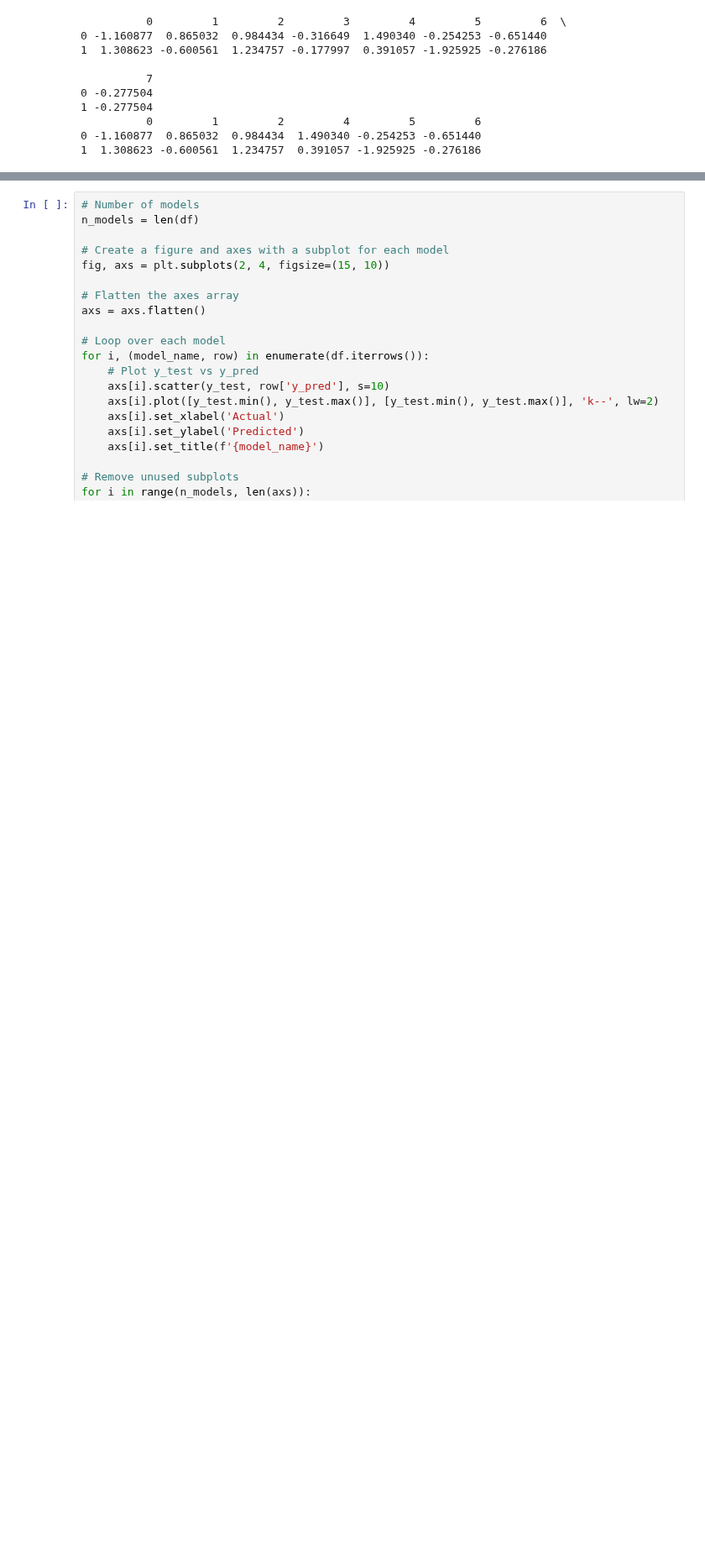
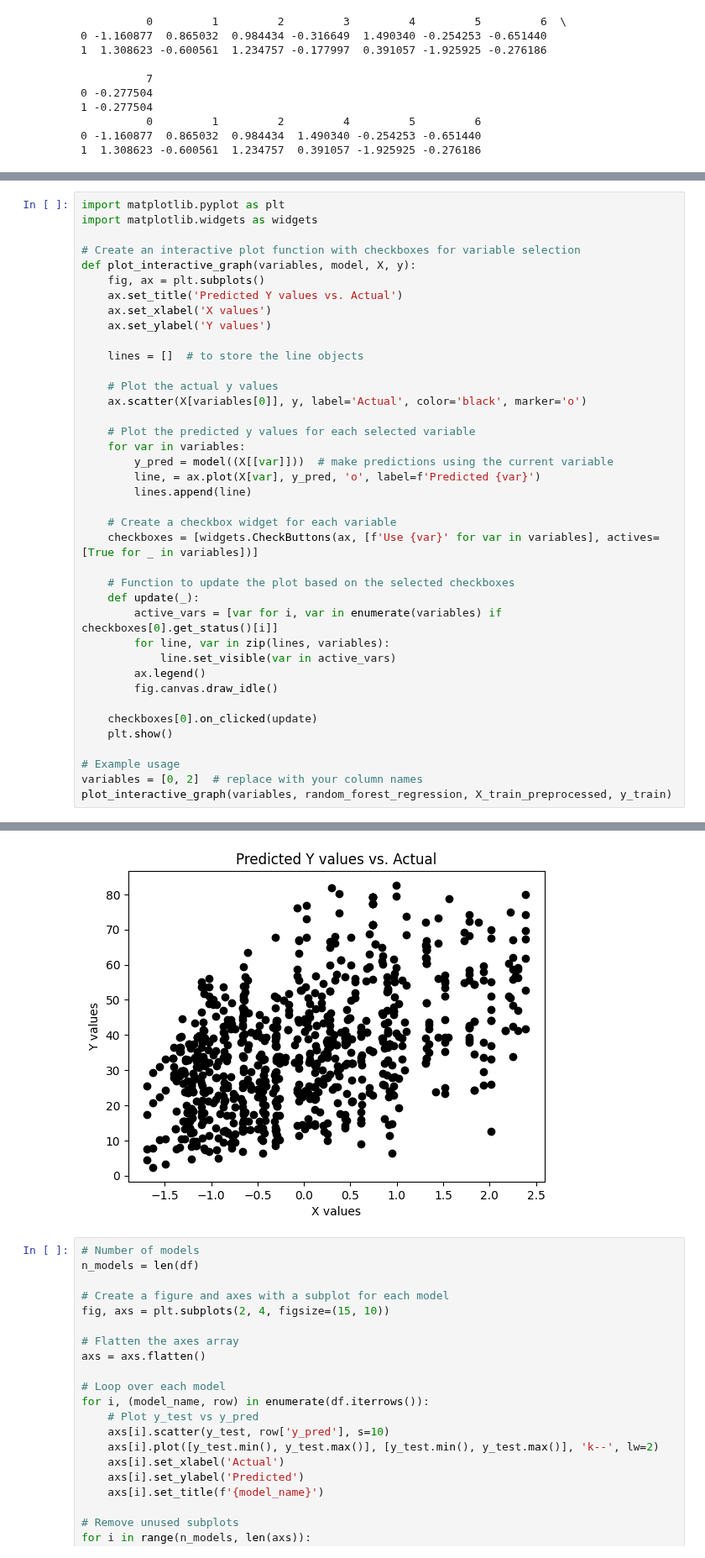
Before and after one commit to 124890/Comp-Challenge---2023-4, a Jupyter notebook: Code.ipynb, the cells around one changed output, grey strips where cells are left out. Shown at 84% size. Saved outputs shown, nothing was run; the diff lists cells and outputs as text; blank space fills up the shorter version.

```diff
--- a/Code.ipynb
+++ b/Code.ipynb
@@ -610,3 +618,43 @@ interactive_plot = interactive(train_and_plot, **{checkbox.description: checkbox
 interactive_plot
 # %% [output]
 [interactive output not drawn]
+# %%
+import matplotlib.pyplot as plt
+import matplotlib.widgets as widgets
+
+# Create an interactive plot function with checkboxes for variable selection
+def plot_interactive_graph(variables, model, X, y):
+    fig, ax = plt.subplots()
+    ax.set_title('Predicted Y values vs. Actual')
+    ax.set_xlabel('X values')
+    ax.set_ylabel('Y values')
+
+    lines = []  # to store the line objects
+
+    # Plot the actual y values
+    ax.scatter(X[variables[0]], y, label='Actual', color='black', marker='o')
+
+    # Plot the predicted y values for each selected variable
+    for var in variables:
+        y_pred = model((X[[var]]))  # make predictions using the current variable
+        line, = ax.plot(X[var], y_pred, 'o', label=f'Predicted {var}')
+        lines.append(line)
+
+    # Create a checkbox widget for each variable
+    checkboxes = [widgets.CheckButtons(ax, [f'Use {var}' for var in variables], actives=[True for _ in variables])]
+
+    # Function to update the plot based on the selected checkboxes
+    def update(_):
+        active_vars = [var for i, var in enumerate(variables) if checkboxes[0].get_status()[i]]
+        for line, var in zip(lines, variables):
+            line.set_visible(var in active_vars)
+        ax.legend()
+        fig.canvas.draw_idle()
+
+    checkboxes[0].on_clicked(update)
+    plt.show()
+
+# Example usage
+variables = [0, 2]  # replace with your column names
+plot_interactive_graph(variables, random_forest_regression, X_train_preprocessed, y_train)
+# %% [output]
@@ -613,3 +662,4 @@ interactive_plot
+[figure, added]
 # %%
 # Number of models
 n_models = len(df)
```
Also changed, not shown: parts of 4 cells of this notebook.
